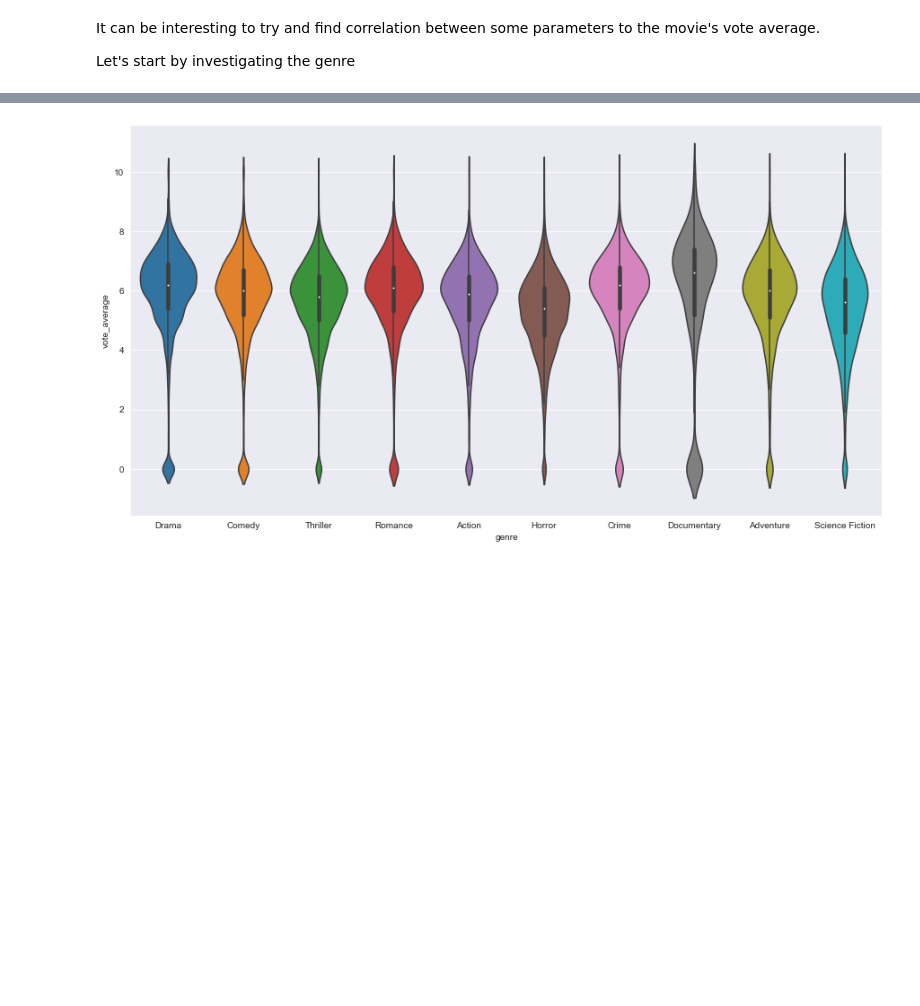
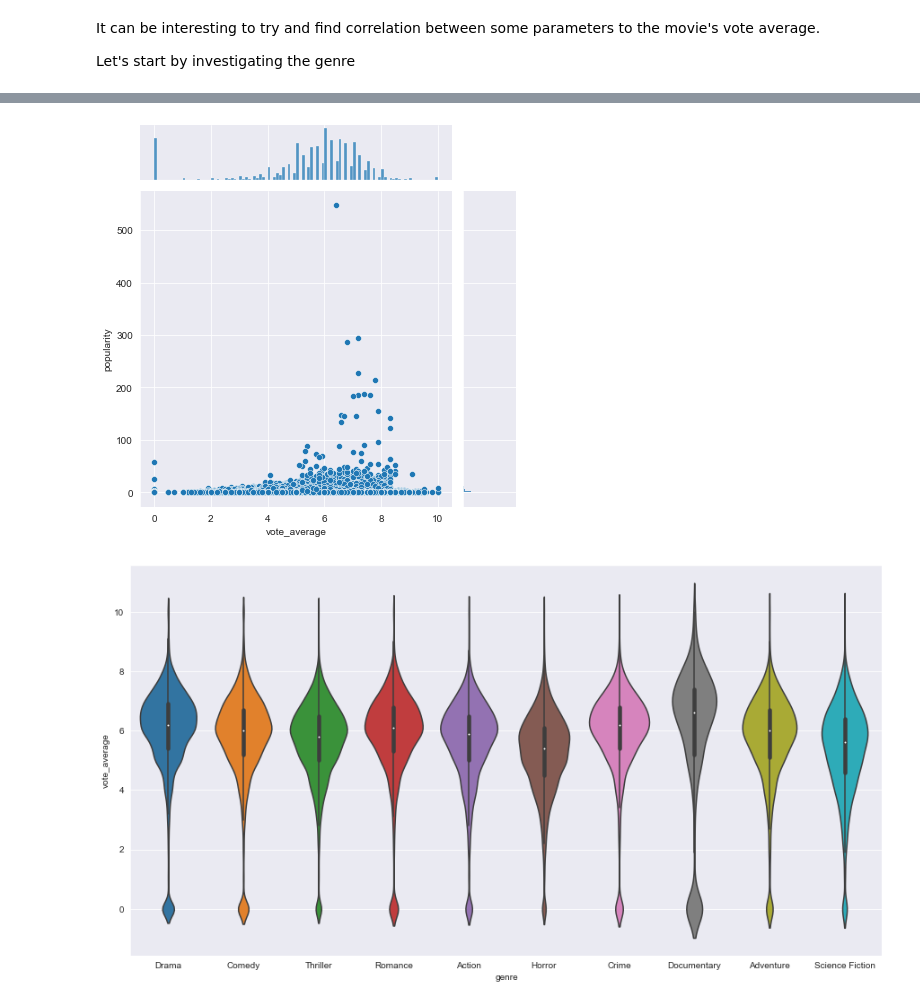
Before and after one commit to adi-benz/movies-rating-analysis, a Jupyter notebook: analysis.ipynb, the cells around one changed output, grey strips where cells are left out. Saved outputs shown, nothing was run; the diff lists cells and outputs as text; code cells hidden in the pictures; blank space fills up the shorter version.

```diff
--- a/analysis.ipynb
+++ b/analysis.ipynb
@@ -507,3 +540,8 @@ Let's start by investigating the genre
+# %%
+sns.jointplot(data=movies, x='vote_average', y='popularity')
+plt.show()
+# %% [output]
+[figure, added]
 # %%
 movies_in_top_genres = movies_genres[movies_genres['genre'].isin(top_genres[:10])]
 plt.figure(figsize=(15,8))
```
Also changed, not shown: parts of 14 cells of this notebook.
